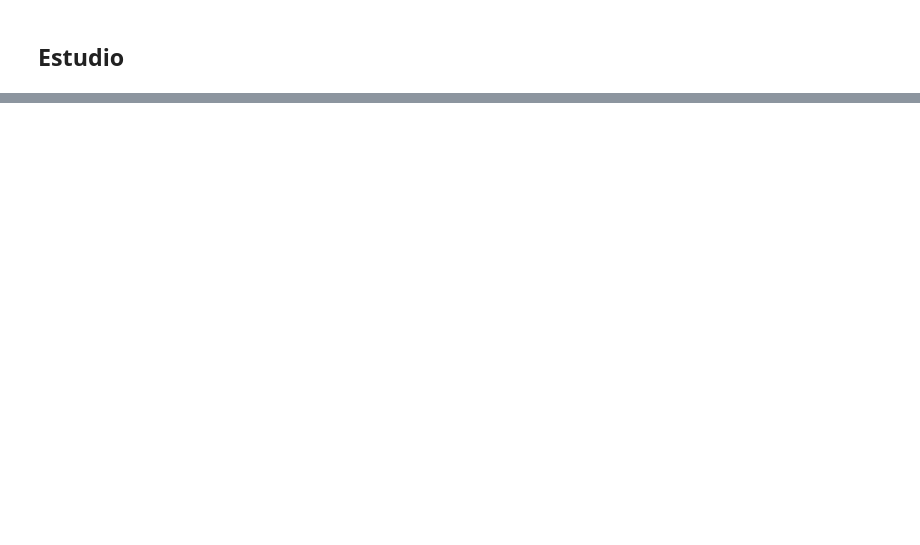
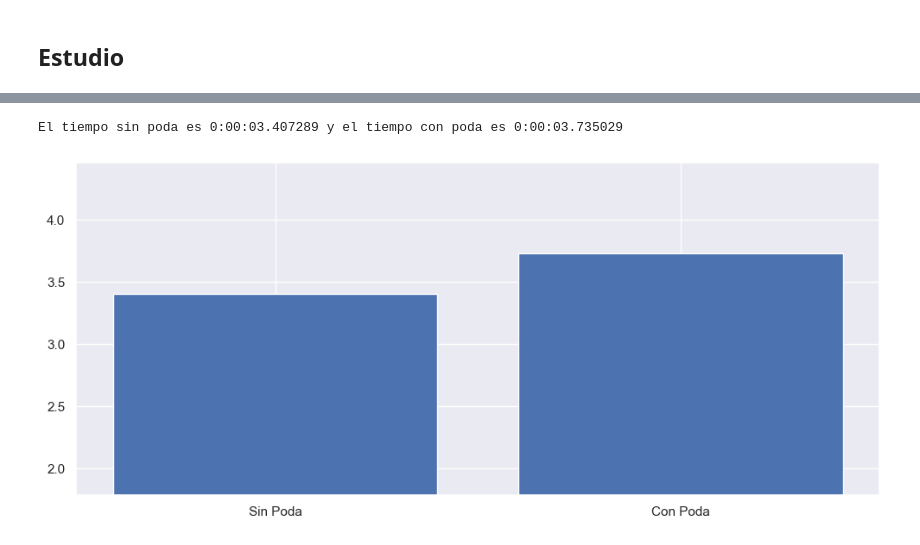
Before and after one commit to Karlingas/Algoritmos-Arboles-de-Decision, a Jupyter notebook: ArbolesDecision.ipynb, the cells around one changed output, grey strips where cells are left out. Cells and saved outputs as stored; diff of their text form; code cells hidden in the pictures; blank space fills up the shorter version.

```diff
--- a/ArbolesDecision.ipynb
+++ b/ArbolesDecision.ipynb
@@ -1438,0 +1423,28 @@ plt.show()
+# %%
+conPoda = 0
+sinPoda = 0
+inf = [0] * 2
+
+arbol = C45Classifier(attributes, disc_atts, cont_atts, max_depth=10, criterion=criterion, prune=True)
+arbol.fit(X, y)
+conPoda = arbol.t_exec_float + arbol.t_prune_float
+inf[0] = arbol.t_exec
+
+arbol = C45Classifier(attributes, disc_atts, cont_atts, max_depth=10, criterion=criterion, prune=False)
+arbol.fit(X, y)
+sinPoda = arbol.t_exec_float
+inf[1] = arbol.t_exec
+
+y_ploting = np.array([sinPoda,conPoda])
+x_ploting = np.array(["Sin Poda", "Con Poda"])
+
+limite_inferior = np.mean(y_ploting)-(np.mean(y_ploting)/2)
+limite_superior = np.mean(y_ploting)+(np.mean(y_ploting)/4)
+
+print(f"El tiempo sin poda es {inf[1]} y el tiempo con poda es {inf[0]}")
+plt.ylim(limite_inferior, limite_superior)
+plt.bar(x_ploting, y_ploting)
+plt.show()
+# %% [output]
+El tiempo sin poda es 0:00:03.407289 y el tiempo con poda es 0:00:03.735029
+[figure, added]
```
Also changed, not shown: parts of 25 cells of this notebook.
